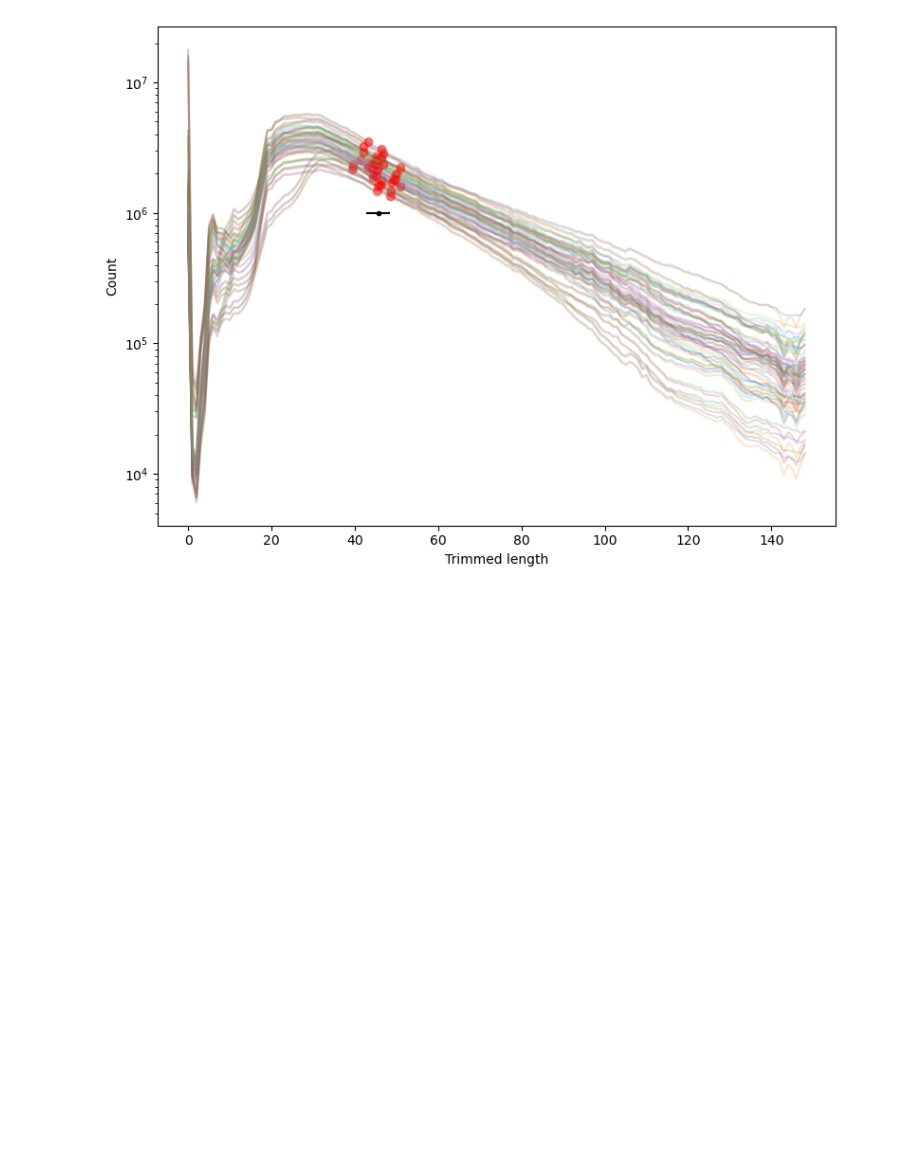
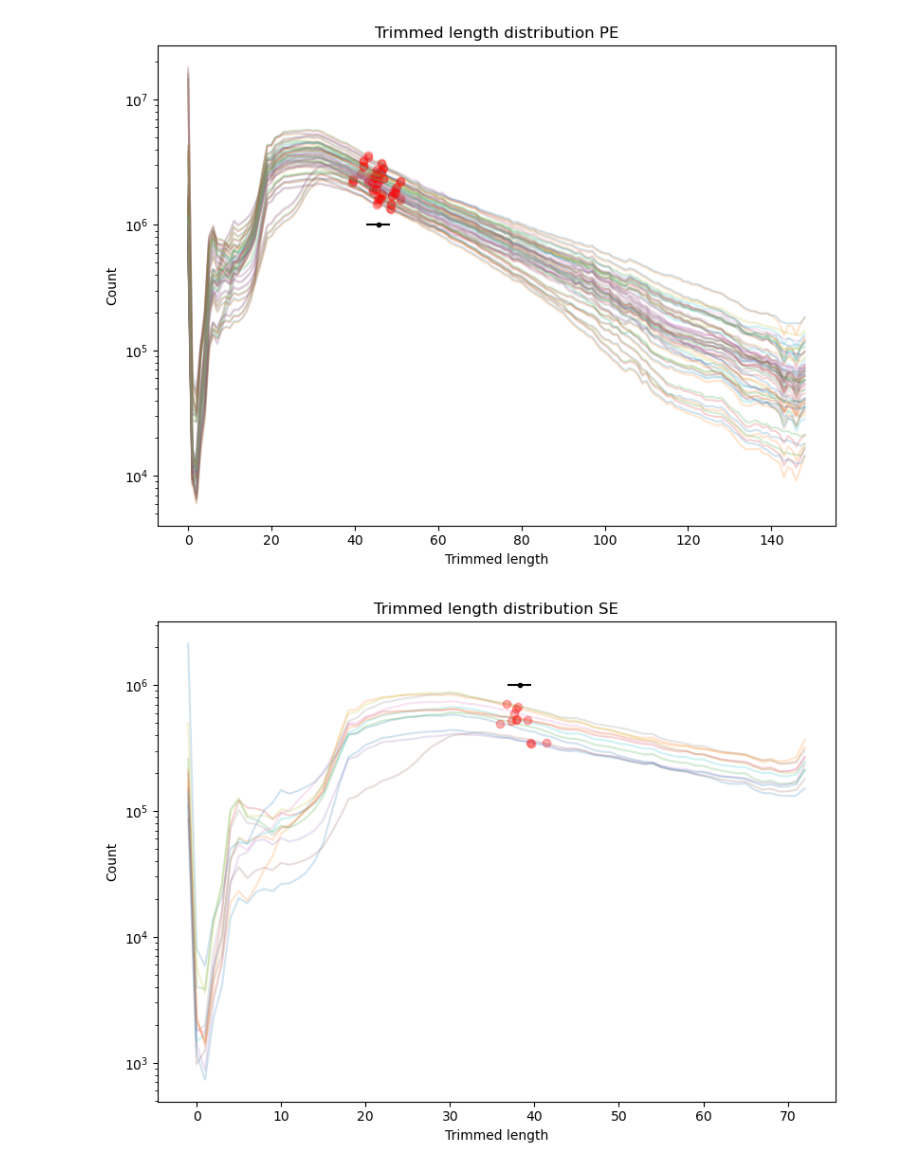
Before and after one commit to jmbreda/PROseq, a Jupyter notebook: notebooks/trimmed_read_distribution.ipynb, the cells around one changed output. Drawn from its saved outputs; the diff is of its cells as text; code cells hidden in the pictures; blank space fills up the shorter version.

```diff
--- a/notebooks/trimmed_read_distribution.ipynb
+++ b/notebooks/trimmed_read_distribution.ipynb
@@ -60,56 +111,51 @@ def read_report(file):
 
     return f_reads_with_adapter, df
 # %%
-Samples=['18035FL-105-01_S1_L005','18035FL-105-01_S1_L006','18035FL-105-01V1-01_S1_L008','18035FL-105-02_S2_L005','18035FL-105-02_S2_L006','18035FL-105-01V1-02_S2_L008','18035FL-105-03_S3_L005','18035FL-105-03_S3_L006','18035FL-105-01V1-03_S3_L008','18035FL-105-04_S4_L005','18035FL-105-04_S4_L006','18035FL-105-01V1-04_S4_L008','18035FL-105-05_S5_L005','18035FL-105-05_S5_L006','18035FL-105-01V1-05_S5_L008','18035FL-105-06_S6_L005','18035FL-105-06_S6_L006','18035FL-105-01V1-06_S6_L008','18035FL-105-07_S7_L005','18035FL-105-07_S7_L006','18035FL-105-01V1-07_S7_L008','18035FL-105-08_S8_L005','18035FL-105-08_S8_L006','18035FL-105-01V1-08_S8_L008','18035FL-105-09_S9_L005','18035FL-105-09_S9_L006','18035FL-105-01V1-09_S9_L008','18035FL-105-10_S10_L005','18035FL-105-10_S10_L006','18035FL-105-01V1-10_S10_L008','18035FL-105-11_S11_L005','18035FL-105-11_S11_L006','18035FL-105-01V1-11_S11_L008','18035FL-105-12_S12_L005','18035FL-105-12_S12_L006','18035FL-105-01V1-12_S12_L008']
-
-Samples = Samples
-n_samples = len(Samples)
-cols = 4
-rows = 3#np.ceil(n_samples//cols).astype(int)
-
-#fig, axes = plt.subplots(rows, cols, figsize=(cols*5, rows*4))
-
-fig, ax = plt.subplots(1,1, figsize=(8,6))
-L = []
-for sample in Samples:
-    file = f'/scratch/jbreda/PROseq/resources/fastq_trimmed/{sample}_trimmed_report.txt'
-
-    f_reads_with_adapter, df = read_report(file)
-
-    # get average length of trimmed reads
-    l = np.zeros([2,2])
-    for r in df.keys():
-        idx = df[r].loc[:,'trimmed length'] > 0
-        l[r-1,0] = np.sum(df[r].loc[idx,"trimmed length"]* (df[r].loc[idx,"count"]/df[r].loc[idx,"count"].sum()))
-        idx = np.argmin(np.abs(df[r].loc[:,"trimmed length"]-l[r-1,0]))
-        l[r-1,1] = df[r].loc[idx,"count"]
+SAMPLES={'PE':['18035FL-105-01_S1_L005','18035FL-105-01_S1_L006','18035FL-105-01V1-01_S1_L008','18035FL-105-02_S2_L005','18035FL-105-02_S2_L006','18035FL-105-01V1-02_S2_L008','18035FL-105-03_S3_L005','18035FL-105-03_S3_L006','18035FL-105-01V1-03_S3_L008','18035FL-105-04_S4_L005','18035FL-105-04_S4_L006','18035FL-105-01V1-04_S4_L008','18035FL-105-05_S5_L005','18035FL-105-05_S5_L006','18035FL-105-01V1-05_S5_L008','18035FL-105-06_S6_L005','18035FL-105-06_S6_L006','18035FL-105-01V1-06_S6_L008','18035FL-105-07_S7_L005','18035FL-105-07_S7_L006','18035FL-105-01V1-07_S7_L008','18035FL-105-08_S8_L005','18035FL-105-08_S8_L006','18035FL-105-01V1-08_S8_L008','18035FL-105-09_S9_L005','18035FL-105-09_S9_L006','18035FL-105-01V1-09_S9_L008','18035FL-105-10_S10_L005','18035FL-105-10_S10_L006','18035FL-105-01V1-10_S10_L008','18035FL-105-11_S11_L005','18035FL-105-11_S11_L006','18035FL-105-01V1-11_S11_L008','18035FL-105-12_S12_L005','18035FL-105-12_S12_L006','18035FL-105-01V1-12_S12_L008'],
+         'SE':['PRO_SEQ_CT00_S1','PRO_SEQ_CT04_S2','PRO_SEQ_CT08_S3','PRO_SEQ_CT12_S4','PRO_SEQ_CT16_S5','PRO_SEQ_CT20_S6','PRO_SEQ_CT24_S7','PRO_SEQ_CT28_S8','PRO_SEQ_CT32_S9','PRO_SEQ_CT36_S10','PRO_SEQ_CT40_S11','PRO_SEQ_CT44_S12']}
 
 
-    #f = int(sample.split('_')[1].replace('S',''))-1
+for k in SAMPLES.keys():
+    Samples = SAMPLES[k]
 
-    #ax = axes.flat[f]
-    #time = f*4
-    #ax.set_title(f't = {time}\nWith adapter : {f_reads_with_adapter[0]:.0f}, {f_reads_with_adapter[1]:.0f} %' )
+    fig, ax = plt.subplots(1,1, figsize=(8,6))
+    L = []
+    for sample in Samples:
+        file = f'/scratch/jbreda/PROseq/resources/fastq_trimmed/{sample}_trimmed_report.txt'
 
-    for r in df.keys():
-        ax.plot(df[r].loc[:,'trimmed length'], df[r].loc[:,'count'], label=f'Read {r}', alpha=0.2)
-        ax.plot(l[r-1,0], l[r-1,1],'or', alpha=0.3)
+        if k == 'PE':
+            read_length = 151
+            f_reads_with_adapter, df = read_report_pe(file,read_length)
+        elif k == 'SE':
+            read_length = 75
+            f_reads_with_adapter, df = read_report_se(file,read_length)
 
-    L.append(l[0,0])
-    L.append(l[1,0])
+        # get average length of trimmed reads
+        l = np.zeros([2,2])
+        for r in df.keys():
+            idx = df[r].loc[:,'trimmed length'] > 0
+            l[r-1,0] = np.sum(df[r].loc[idx,"trimmed length"]* (df[r].loc[idx,"count"]/df[r].loc[idx,"count"].sum()))
+            idx = np.argmin(np.abs(df[r].loc[:,"trimmed length"]-l[r-1,0]))
+            l[r-1,1] = df[r].loc[idx,"count"]
 
-ax.set_xlabel('Trimmed length')
-ax.set_ylabel('Count')
+        for r in df.keys():
+            ax.plot(df[r].loc[:,'trimmed length'], df[r].loc[:,'count'], label=f'Read {r}', alpha=0.2)
+            ax.plot(l[r-1,0], l[r-1,1],'or', alpha=0.3)
 
-mu = np.mean(L)
-std = np.std(L)
-ax.errorbar(mu, 1e6, xerr=std, fmt='k.')
+        L.append(l[0,0])
+        if k == 'PE':
+            L.append(l[1,0])
 
-ax.set_yscale('log')
+    ax.set_xlabel('Trimmed length')
+    ax.set_ylabel('Count')
+    ax.title.set_text(f'Trimmed length distribution {k}')
 
-fig.tight_layout()
+    mu = np.mean(L)
+    std = np.std(L)
+    ax.errorbar(mu, 1e6, xerr=std, fmt='k.')
 
-with open('tmp.txt', 'w') as f:
-    f.write(str(int(np.round(mu))))
+    ax.set_yscale('log')
+    fig.tight_layout()
 # %% [output]
-[figure, old version]
+[figure, new version]
+[figure, added]
```
Also changed, not shown: parts of 2 cells of this notebook, 5 other files.
